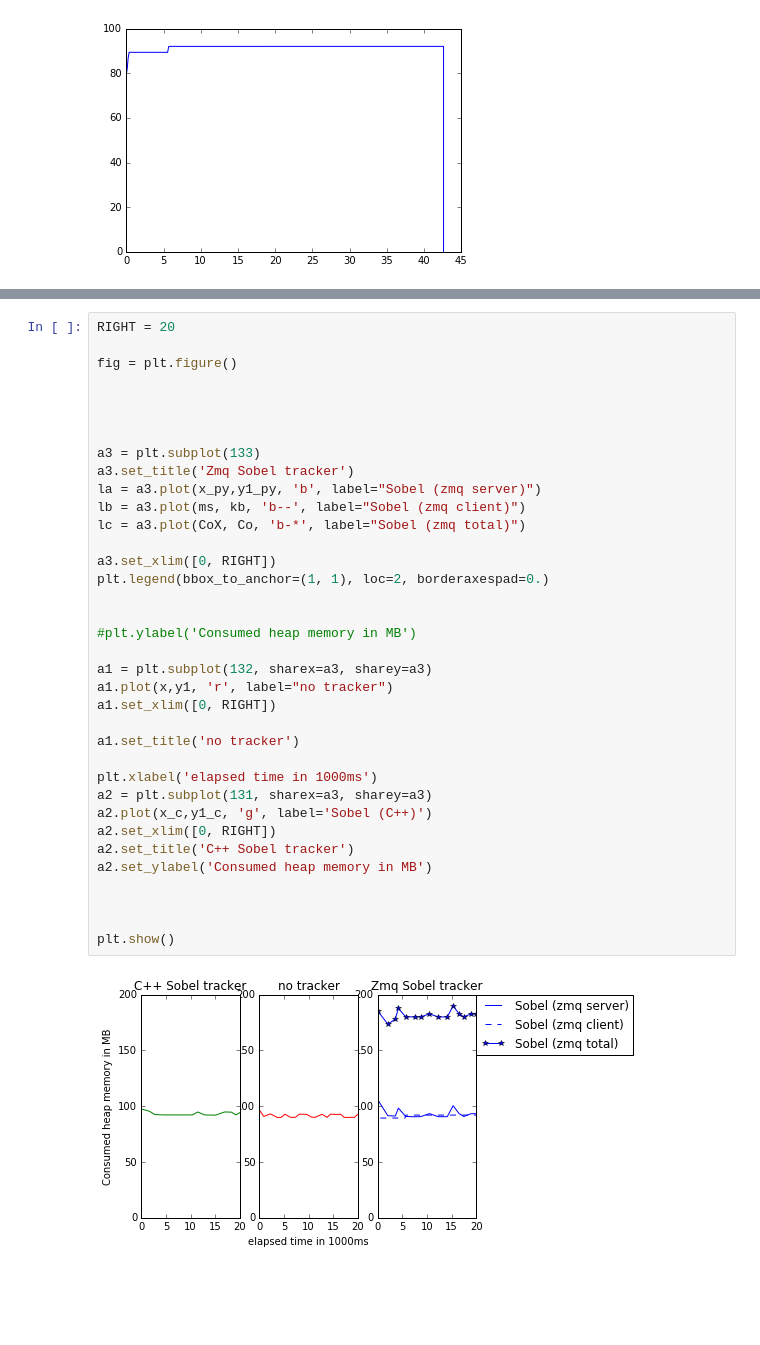
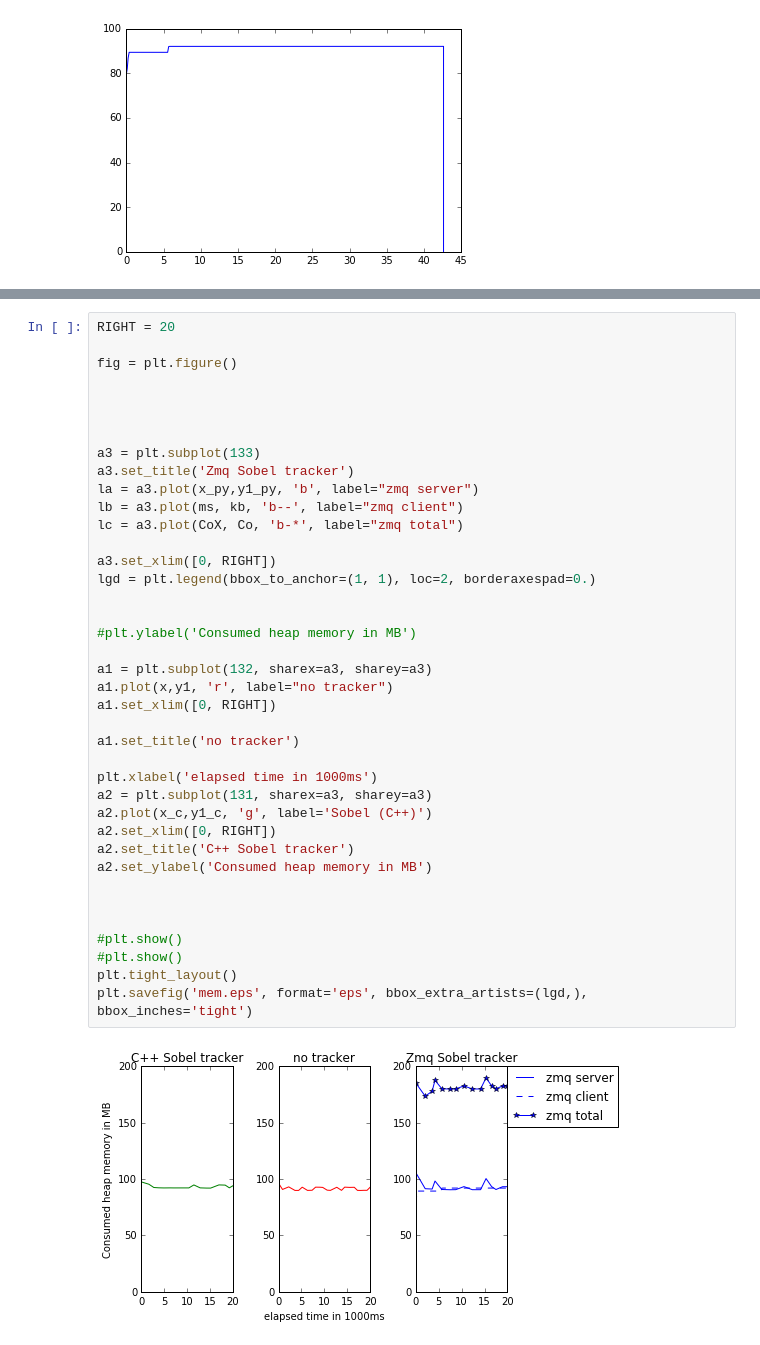
Before and after one commit to justayak/biotracker_bachelorarbeit, a Jupyter notebook: experiments/sobel_mem.ipynb, the cells around one changed output, grey strips where cells are left out. Cells and saved outputs as stored; diff of their text form; blank space fills up the shorter version.

```diff
--- a/experiments/sobel_mem.ipynb
+++ b/experiments/sobel_mem.ipynb
@@ -112,39 +113,42 @@ RIGHT = 20
 
 fig = plt.figure()
 
 
 
 
 a3 = plt.subplot(133)
 a3.set_title('Zmq Sobel tracker')
-la = a3.plot(x_py,y1_py, 'b', label="Sobel (zmq server)")
-lb = a3.plot(ms, kb, 'b--', label="Sobel (zmq client)")
-lc = a3.plot(CoX, Co, 'b-*', label="Sobel (zmq total)")
+la = a3.plot(x_py,y1_py, 'b', label="zmq server")
+lb = a3.plot(ms, kb, 'b--', label="zmq client")
+lc = a3.plot(CoX, Co, 'b-*', label="zmq total")
 
 a3.set_xlim([0, RIGHT])
-plt.legend(bbox_to_anchor=(1, 1), loc=2, borderaxespad=0.)
+lgd = plt.legend(bbox_to_anchor=(1, 1), loc=2, borderaxespad=0.)
 
 
 #plt.ylabel('Consumed heap memory in MB')
 
 a1 = plt.subplot(132, sharex=a3, sharey=a3)
 a1.plot(x,y1, 'r', label="no tracker")
 a1.set_xlim([0, RIGHT])
 
 a1.set_title('no tracker')
 
 plt.xlabel('elapsed time in 1000ms')
 a2 = plt.subplot(131, sharex=a3, sharey=a3)
 a2.plot(x_c,y1_c, 'g', label='Sobel (C++)')
 a2.set_xlim([0, RIGHT])
 a2.set_title('C++ Sobel tracker')
 a2.set_ylabel('Consumed heap memory in MB')
 
 
 
-plt.show()
+#plt.show()
+#plt.show()
+plt.tight_layout()
+plt.savefig('mem.eps', format='eps', bbox_extra_artists=(lgd,), bbox_inches='tight')
 # %% [output]
-[figure, old version]
+[figure, new version]
 # %%
 # TIMING
 def get_avg(file):
```
Also changed, not shown: parts of 4 cells of this notebook, 14 other files.
